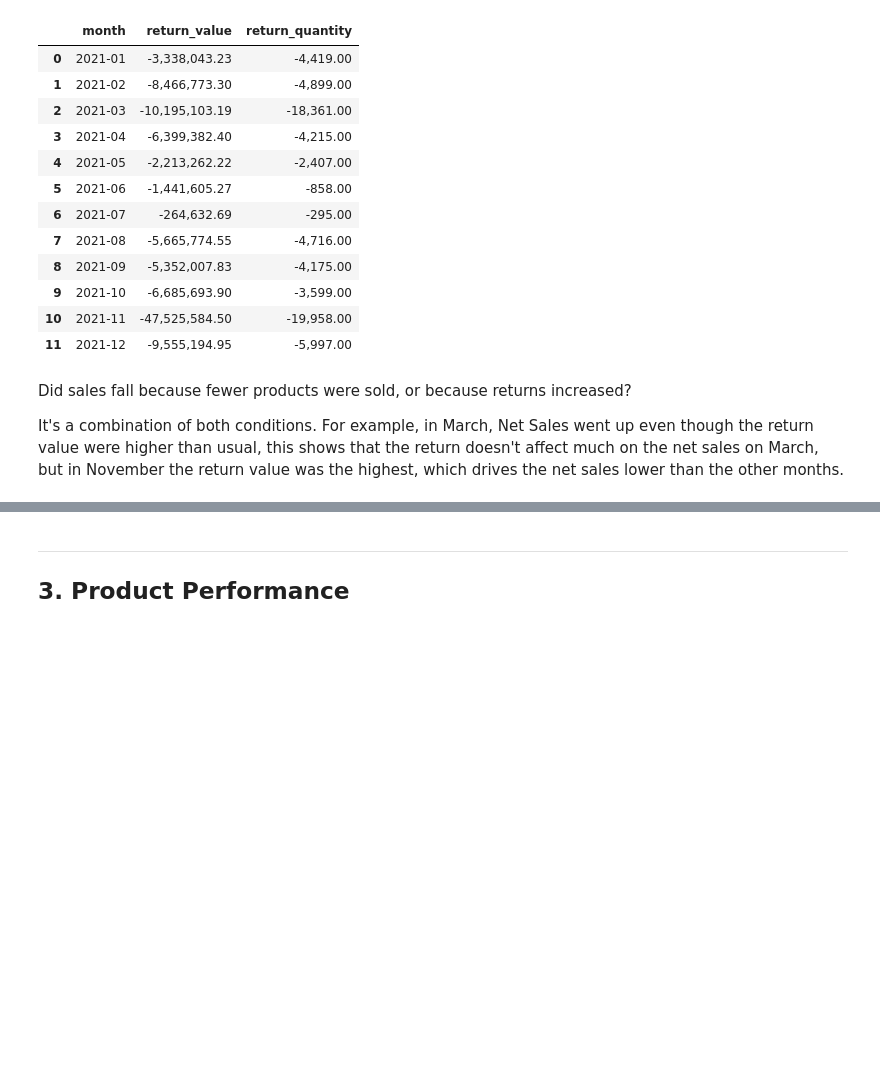
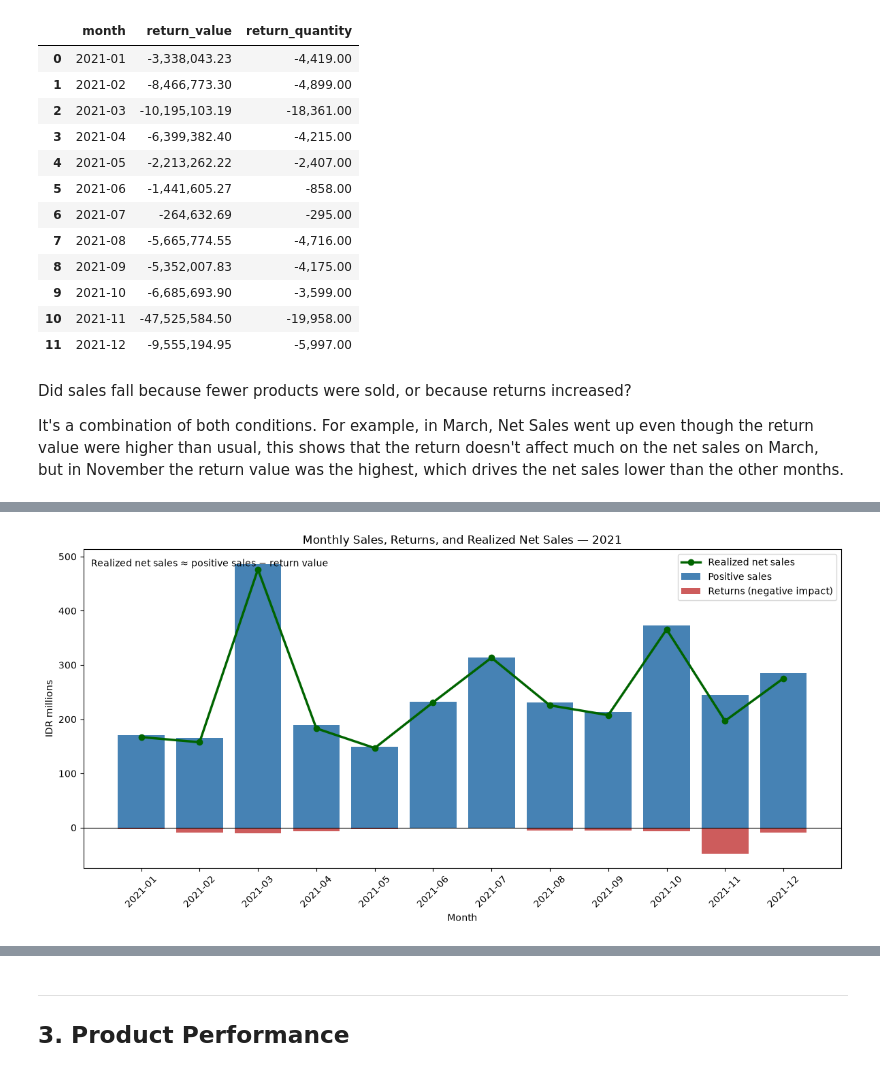
Before and after one commit to Thomasfilemon/pasar-rau-sales-analysis, a Jupyter notebook: notebooks/03_exploratory_analysis.ipynb, the cells around one changed output, grey strips where cells are left out. Cells and saved outputs as stored; diff of their text form; code cells hidden in the pictures; blank space fills up the shorter version.

```diff
--- a/notebooks/03_exploratory_analysis.ipynb
+++ b/notebooks/03_exploratory_analysis.ipynb
@@ -230,3 +237,16 @@ monthly_returns
 Did sales fall because fewer products were sold, or because returns increased?
 
 It's a combination of both conditions. For example, in March, Net Sales went up even though the return value were higher than usual, this shows that the return doesn't affect much on the net sales on March, but in November the return value was the highest, which drives the net sales lower than the other months.
+# %%
+monthly_by_type = (
+    df.groupby(["month", "transaction_type"])
+      .agg(net_sales=("net_sales", "sum"))
+      .reset_index()
+)
+
+monthly_by_type_pivot = monthly_by_type.pivot(
+    index="month",
+    columns="transaction_type",
+    values="net_sales"
+)
+monthly_by_type_pivot
@@ -232,0 +268,80 @@ It's a combination of both conditions. For example, in March, Net Sales went up
+# %%
+plot_data = monthly_by_type_pivot.sort_index()
+months = plot_data.index.astype(str)
+
+sales_millions = plot_data["sale"] / 1_000_000
+return_impact_millions = plot_data["return"] / 1_000_000
+realized_millions = (
+    monthly_sales.set_index("month")
+    .reindex(months)["net_sales"]
+    / 1_000_000
+)
+
+fig, ax = plt.subplots(figsize=(12, 6))
+
+ax.bar(months, sales_millions, label="Positive sales", color="steelblue")
+ax.bar(months, return_impact_millions, label="Returns (negative impact)", color="indianred")
+ax.plot(
+    months,
+    realized_millions,
+    marker="o",
+    linewidth=2.5,
+    color="darkgreen",
+    label="Realized net sales",
+)
+
+ax.axhline(0, color="black", linewidth=0.8)
+ax.set_title("Monthly Sales, Returns, and Realized Net Sales — 2021")
+ax.set_xlabel("Month")
+ax.set_ylabel("IDR millions")
+ax.text(
+    0.01,
+    0.97,
+    "Realized net sales ≈ positive sales − return value",
+    transform=ax.transAxes,
+    va="top",
+)
+ax.legend()
+plt.xticks(rotation=45)
+plt.tight_layout()
+plot_data = monthly_by_type_pivot.sort_index()
+months = plot_data.index.astype(str)
+
+sales_millions = plot_data["sale"] / 1_000_000
+return_impact_millions = plot_data["return"] / 1_000_000  # Returns are already negative
+realized_millions = (
+    monthly_sales.set_index("month")
+    .reindex(months)["net_sales"]
+    / 1_000_000
+)
+
+fig, ax = plt.subplots(figsize=(12, 6))
+
+ax.bar(months, sales_millions, label="Positive sales", color="steelblue")
+ax.bar(months, return_impact_millions, label="Returns (negative impact)", color="indianred")
+ax.plot(
+    months,
+    realized_millions,
+    marker="o",
+    linewidth=2.5,
+    color="darkgreen",
+    label="Realized net sales",
+)
+
+ax.axhline(0, color="black", linewidth=0.8)
+ax.set_title("Monthly Sales, Returns, and Realized Net Sales — 2021")
+ax.set_xlabel("Month")
+ax.set_ylabel("IDR millions")
+ax.text(
+    0.01,
+    0.97,
+    "Realized net sales ≈ positive sales − return value",
+    transform=ax.transAxes,
+    va="top",
+)
+ax.legend()
+plt.xticks(rotation=45)
+plt.tight_layout()
+plt.show()
+# %% [output]
+[figure, added]
```
Also changed, not shown: parts of 19 cells of this notebook, 1 other file.
